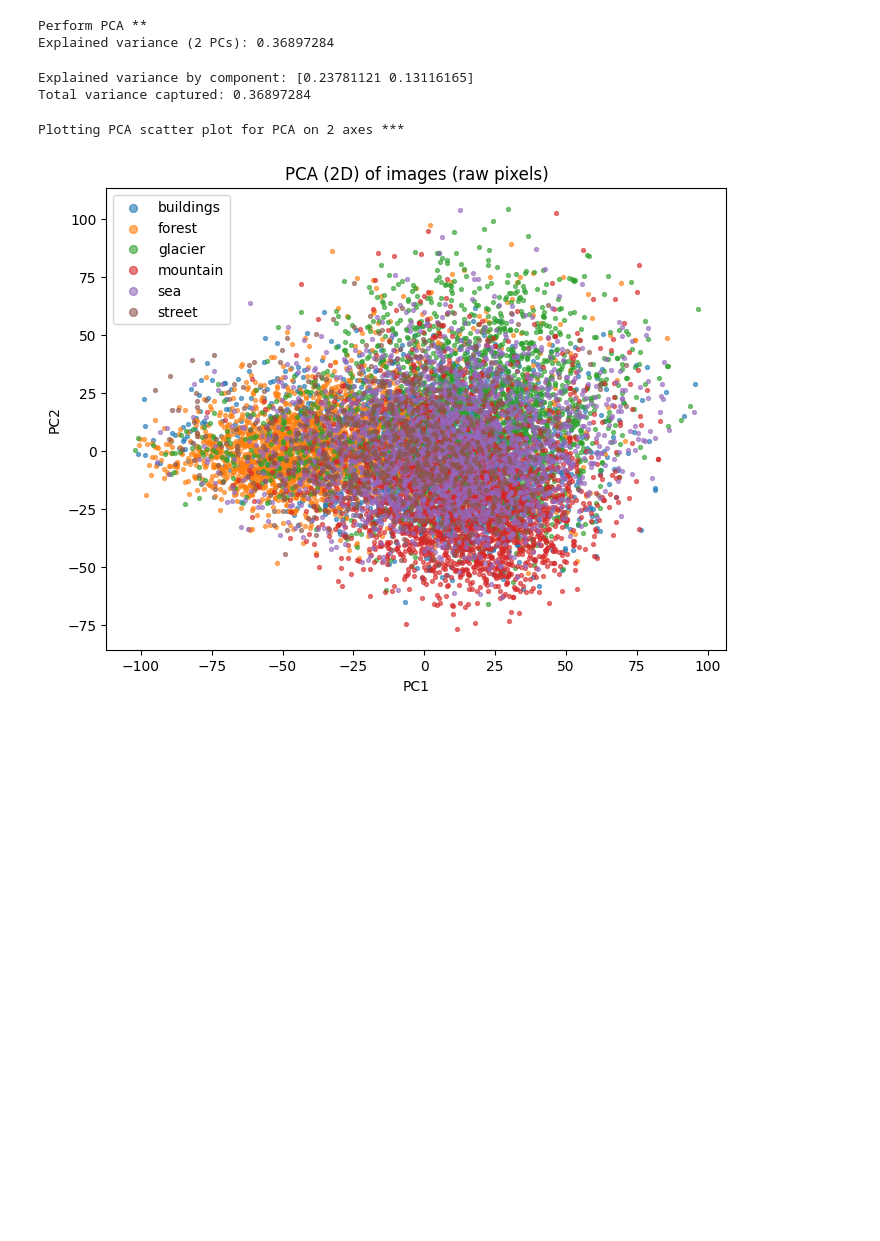
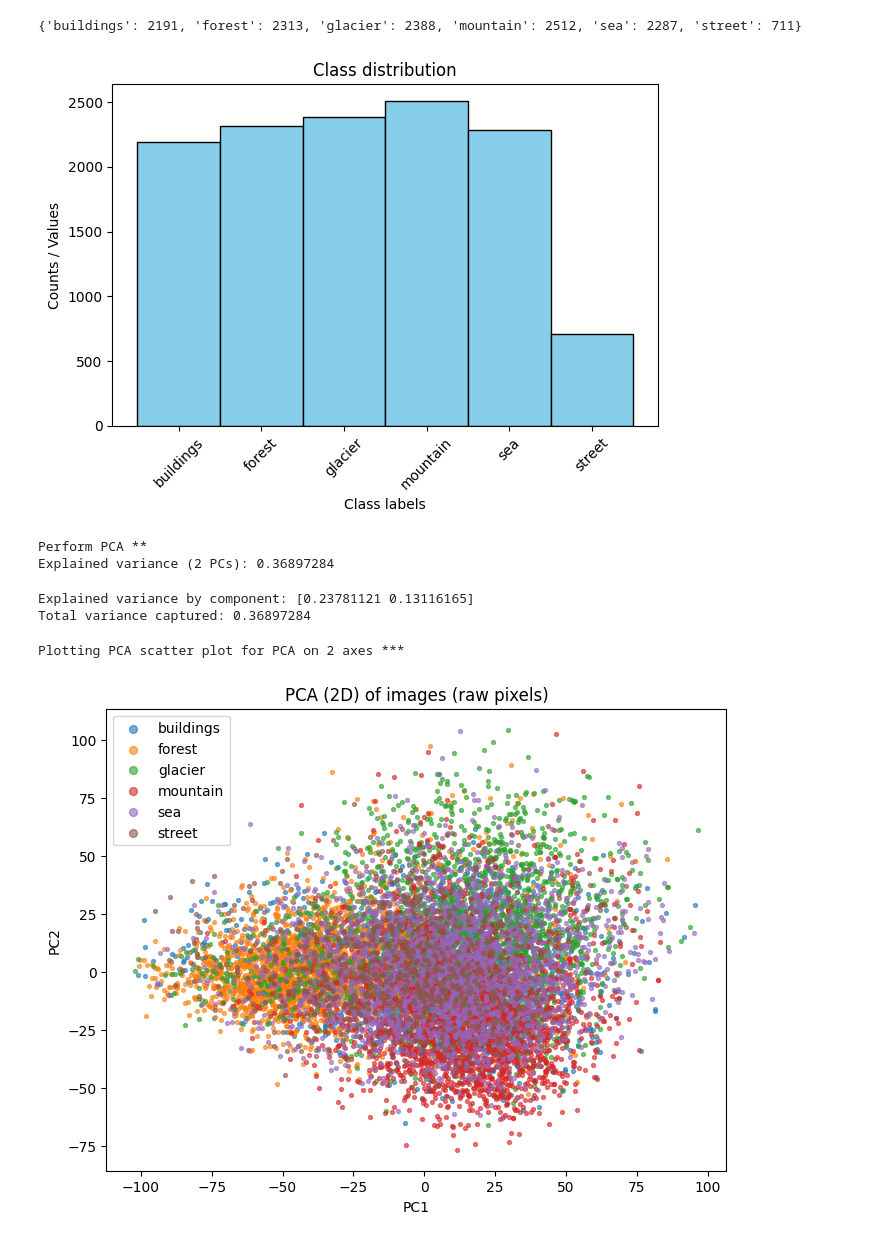
Before and after one commit to mudit-jha06/week4_assignment, a Jupyter notebook: solution.ipynb, the cells around one changed output. Drawn from its saved outputs; the diff is of its cells as text; code cells hidden in the pictures; blank space fills up the shorter version.

```diff
--- a/solution.ipynb
+++ b/solution.ipynb
@@ -41,6 +41,40 @@ Returning from load images function ***
 (12402, 67500)
 (12402,)
 12402
+# %%
+#Do basic EDA on the loaded image dataset - show a distribution of number of images per class
+class_distribution_map = dict()
+for class_,val in zip(paths,y):
+    class_label = class_.split('/')[2]
+    if class_label not in class_distribution_map.keys():
+        class_distribution_map[class_label] = 1
+    else:
+        class_distribution_map[class_label] += 1
+print(class_distribution_map)
+# %% [output]
+{'buildings': 2191, 'forest': 2313, 'glacier': 2388, 'mountain': 2512, 'sea': 2287, 'street': 711}
+# %%
+#Class distribution
+x_labels = list(class_distribution_map.keys())
+y_values = list(class_distribution_map.values())
+
+# 2. Plot using plt.bar
+# Setting width=1.0 removes the gaps between bars, giving it a histogram appearance
+plt.bar(x_labels, y_values, width=1.0, edgecolor='black', color='skyblue')
+
+# 3. Add labels and title
+plt.xlabel('Class labels')
+plt.ylabel('Counts / Values')
+plt.title('Class distribution')
+
+# Optional: Rotate X-axis labels if they are long or overlapping
+plt.xticks(rotation=45)
+
+# 4. Display the plot
+plt.tight_layout()  # Adjusts layout so labels aren't cut off
+plt.show()
+# %% [output]
+[figure, added]
 # %%
 # mean-center(standardization of data)
 X_mean = X.mean(axis=0)
```
Also changed, not shown: parts of 27 cells of this notebook, 11 other files.
